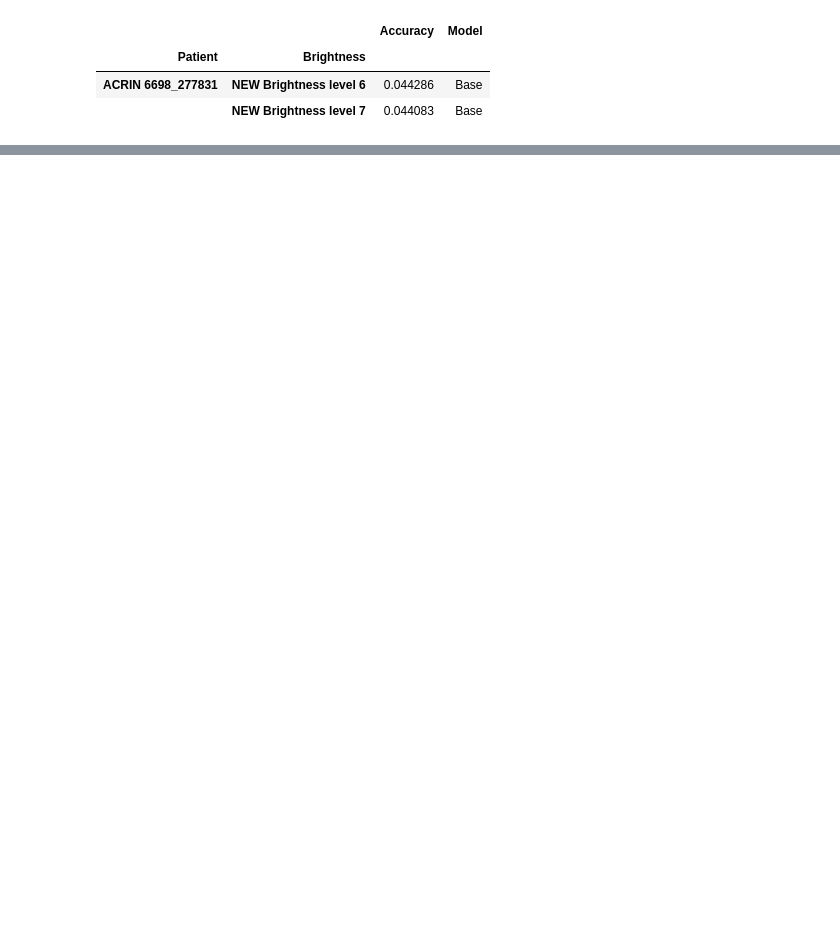
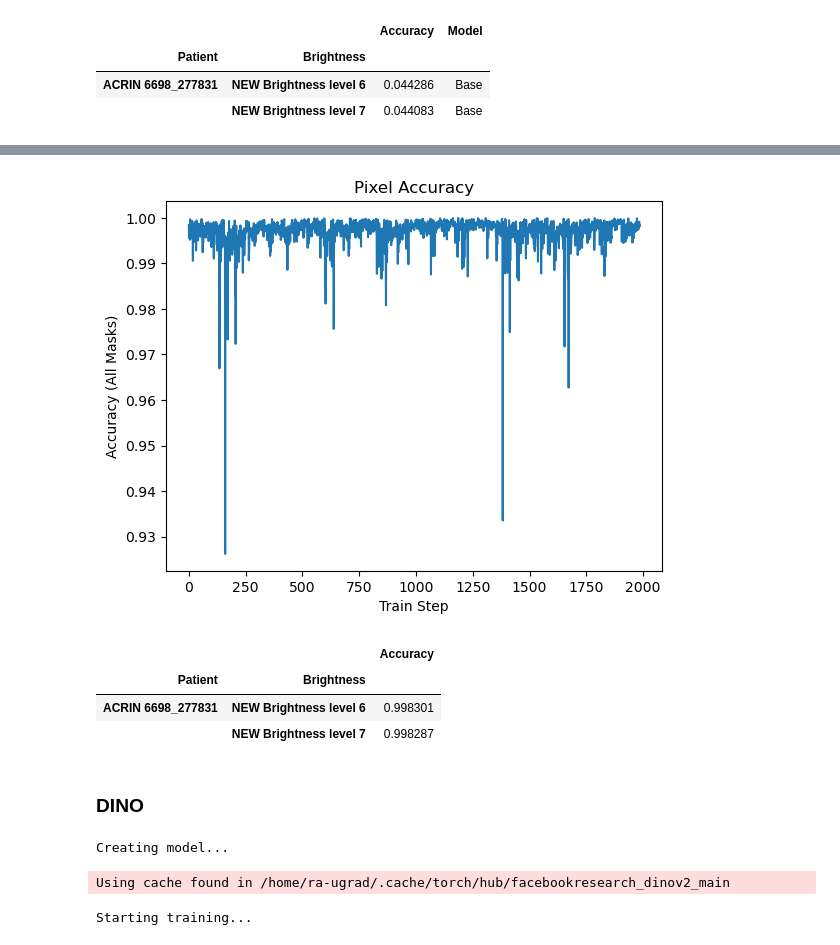
Before and after one commit to oeserha/MedicalImage, a Jupyter notebook: notebooks/MedSAM_Base_Testing.ipynb, the cells around one changed output, grey strips where cells are left out. Drawn from its saved outputs; the diff is of its cells as text; code cells hidden in the pictures; blank space fills up the shorter version.

```diff
--- a/notebooks/MedSAM_Base_Testing.ipynb
+++ b/notebooks/MedSAM_Base_Testing.ipynb
@@ -60,0 +293,8 @@ grouped
+# %%
+plt.plot(accs)
+plt.title("Pixel Accuracy")
+plt.xlabel("Train Step")
+plt.ylabel("Accuracy (All Masks)")
+plt.show("./figs/unet_losses.png")
+# %% [output]
+[figure, added]
@@ -60,0 +340,9 @@ grouped
+# %%
+grouped_unet_results
+# %% [output]
+|  |  | Accuracy |
+| Patient | Brightness |  |
+| ACRIN 6698_277831 | NEW Brightness level 6 | 0.998301 |
+|  | NEW Brightness level 7 | 0.998287 |
+# %% [markdown]
+### DINO
@@ -60,0 +446,63 @@ grouped
+# %%
+print("Creating model...")
+model = DINOv2Segmentation()
+model = model.to(device)
+
+#TODO: add this to all models
+class_weights =  torch.tensor([ 1.3570,  1.6794,  7.6094,  3.8674,  7.3526, 51.9940, 99.0545])
+class_weights = class_weights/class_weights.sum()
+class_weights = torch.tensor(class_weights, dtype=torch.float32).to(device)
+
+# Loss function with class weights to combat class imbalance
+ce_loss = nn.CrossEntropyLoss(weight=class_weights)
+seg_loss = DiceLoss(
+    to_onehot_y=True,
+    softmax=True,
+    include_background=True,
+    batch=True,
+    weight=class_weights
+)
+# seg_loss = DiceLoss(softmax=True, squared_pred=True, reduction="mean") #TODO: check other params for importance
+
+optimizer = torch.optim.Adam(model.parameters(), lr=1e-4)
+# %% [output]
+Creating model...
+Using cache found in /home/ra-ugrad/.cache/torch/hub/facebookresearch_dinov2_main
+# %%
+# Training loop
+print("Starting training...")
+losses = []
+accs = []
+
+for epoch in range(1):
+    model.train()
+    train_loss = 0
+    batch_count = 0
+
+    for step, (img, seg, patient, b_level) in enumerate(tqdm(test_loader)):
+        img = img.to(device)
+        seg = seg.to(device)
+
+        B, H, W = img.size()
+        img_3c = img.repeat(3, 1, 1, 1).view(B, 3, H, W)
+        mask = seg.unsqueeze(dim=1)
+
+        # Forward pass
+        outputs = model(img_3c)
+
+        # Reshape outputs and masks for loss calculation
+        outputs = outputs.view(-1, 7, 224, 224)
+        pred = torch.argmax(outputs, dim=1)
+
+        loss = seg_loss(outputs, mask) + ce_loss(outputs, seg)
+        acc = (pred == seg).float().mean()
+        accs.append(acc.item())
+
+        # Backward pass and optimize
+        optimizer.zero_grad()
+        loss.backward()
+        optimizer.step()
+
+        losses.append(loss.item())
+# %% [output]
+Starting training...
```
Also changed, not shown: parts of 42 cells of this notebook, 12 other files.
